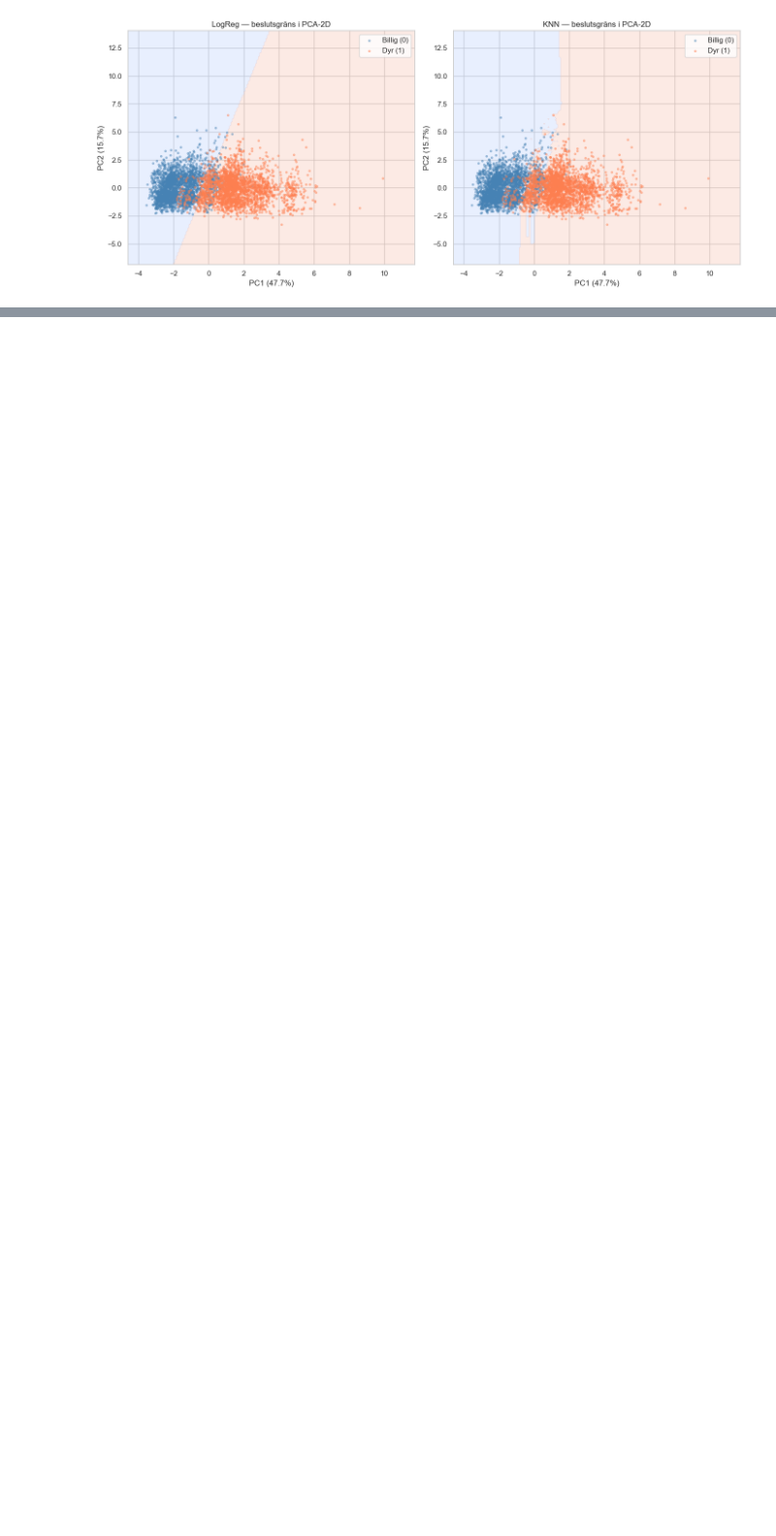
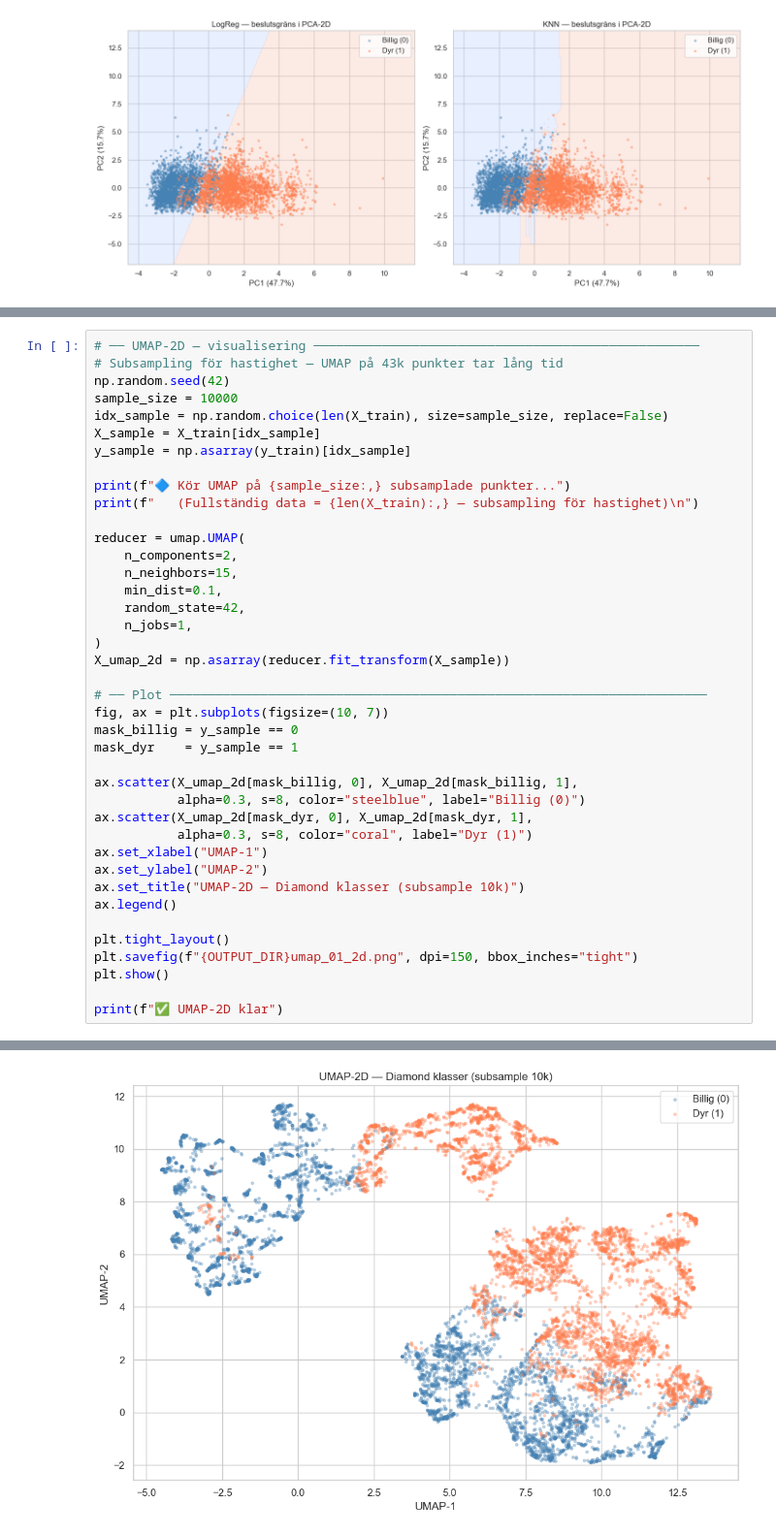
Before and after one commit to nicklasskoglund/diamonds-ml-project, a Jupyter notebook: notebooks/05_pca_umap.ipynb, the cells around one changed output, grey strips where cells are left out. Shown at 97% size. Saved outputs shown, nothing was run; the diff lists cells and outputs as text; blank space fills up the shorter version.

```diff
--- a/notebooks/05_pca_umap.ipynb
+++ b/notebooks/05_pca_umap.ipynb
@@ -446,0 +511,41 @@ plt.show()
+# %%
+# ── UMAP-2D — visualisering ───────────────────────────────────────────────────
+# Subsampling för hastighet — UMAP på 43k punkter tar lång tid
+np.random.seed(42)
+sample_size = 10000
+idx_sample = np.random.choice(len(X_train), size=sample_size, replace=False)
+X_sample = X_train[idx_sample]
+y_sample = np.asarray(y_train)[idx_sample]
+
+print(f"🔷 Kör UMAP på {sample_size:,} subsamplade punkter...")
+print(f"   (Fullständig data = {len(X_train):,} — subsampling för hastighet)\n")
+
+reducer = umap.UMAP(
+    n_components=2,
+    n_neighbors=15,
+    min_dist=0.1,
+    random_state=42,
+    n_jobs=1,
+)
+X_umap_2d = np.asarray(reducer.fit_transform(X_sample))
+
+# ── Plot ───────────────────────────────────────────────────────────────────────
+fig, ax = plt.subplots(figsize=(10, 7))
+mask_billig = y_sample == 0
+mask_dyr    = y_sample == 1
+
+ax.scatter(X_umap_2d[mask_billig, 0], X_umap_2d[mask_billig, 1],
+           alpha=0.3, s=8, color="steelblue", label="Billig (0)")
+ax.scatter(X_umap_2d[mask_dyr, 0], X_umap_2d[mask_dyr, 1],
+           alpha=0.3, s=8, color="coral", label="Dyr (1)")
+ax.set_xlabel("UMAP-1")
+ax.set_ylabel("UMAP-2")
+ax.set_title("UMAP-2D — Diamond klasser (subsample 10k)")
+ax.legend()
+
+plt.tight_layout()
+plt.savefig(f"{OUTPUT_DIR}umap_01_2d.png", dpi=150, bbox_inches="tight")
+plt.show()
+
+print(f"✅ UMAP-2D klar")
+# %% [output]
@@ -446,0 +554 @@ plt.show()
+[figure, added]
```
Also changed, not shown: parts of 11 cells of this notebook, 2 other files.
